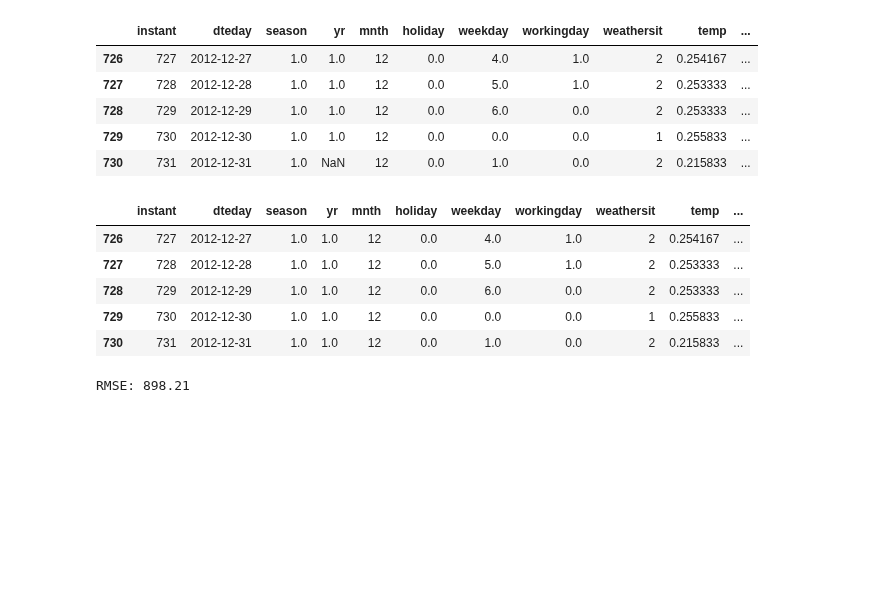
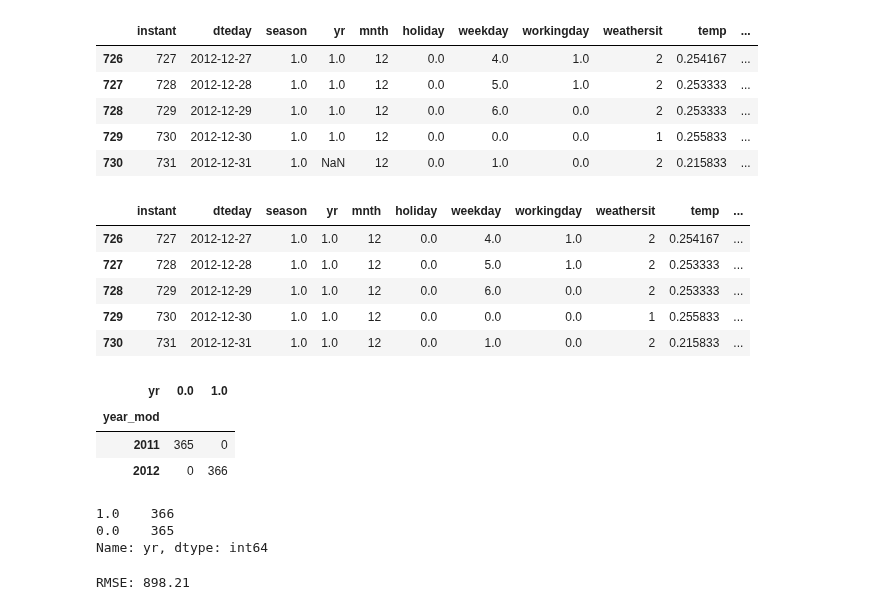
Before and after one commit to omdgit/Hands-On-Gradient-Boosting-with-XGBoost-and-Scikit-learn, a Jupyter notebook: Chapter01/Gradient_Boosting_in_Machine_Learning.ipynb, the cells around one changed output. Drawn from its saved outputs; the diff is of its cells as text; code cells hidden in the pictures; blank space fills up the shorter version.

```diff
--- a/Chapter01/Gradient_Boosting_in_Machine_Learning.ipynb
+++ b/Chapter01/Gradient_Boosting_in_Machine_Learning.ipynb
@@ -239,6 +260,27 @@ df_bikes.tail()
 | 728 | 729 | 2012-12-29 | 1.0 | 1.0 | 12 | 0.0 | 6.0 | 0.0 | 2 | 0.253333 | ... |
 | 729 | 730 | 2012-12-30 | 1.0 | 1.0 | 12 | 0.0 | 0.0 | 0.0 | 1 | 0.255833 | ... |
 | 730 | 731 | 2012-12-31 | 1.0 | 1.0 | 12 | 0.0 | 1.0 | 0.0 | 2 | 0.215833 | ... |
+# %%
+# omd
+x = df_bikes.copy()
+# %%
+# omd
+x['year_mod'] = x['dteday'].dt.year
+# %%
+# omd
+pd.crosstab(x.year_mod, x.yr)
+# %% [output]
+| yr | 0.0 | 1.0 |
+| year_mod |  |  |
+| 2011 | 365 | 0 |
+| 2012 | 0 | 366 |
+# %%
+# omd
+x.yr.value_counts()
+# %% [output]
+1.0    366
+0.0    365
+Name: yr, dtype: int64
 # %%
 # Drop 'dteday' column
 df_bikes = df_bikes.drop('dteday', axis=1)
```
Also changed, not shown: parts of 3 cells of this notebook.
